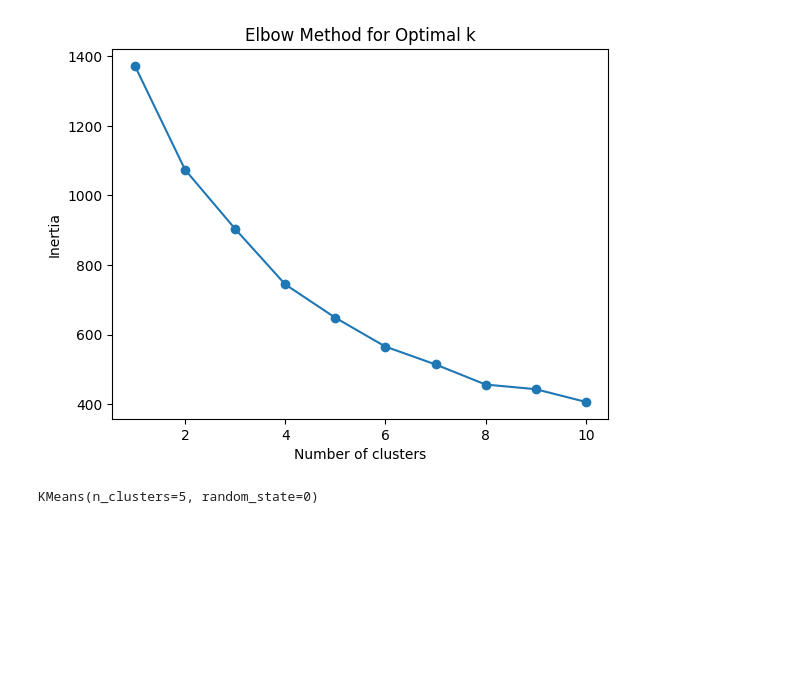
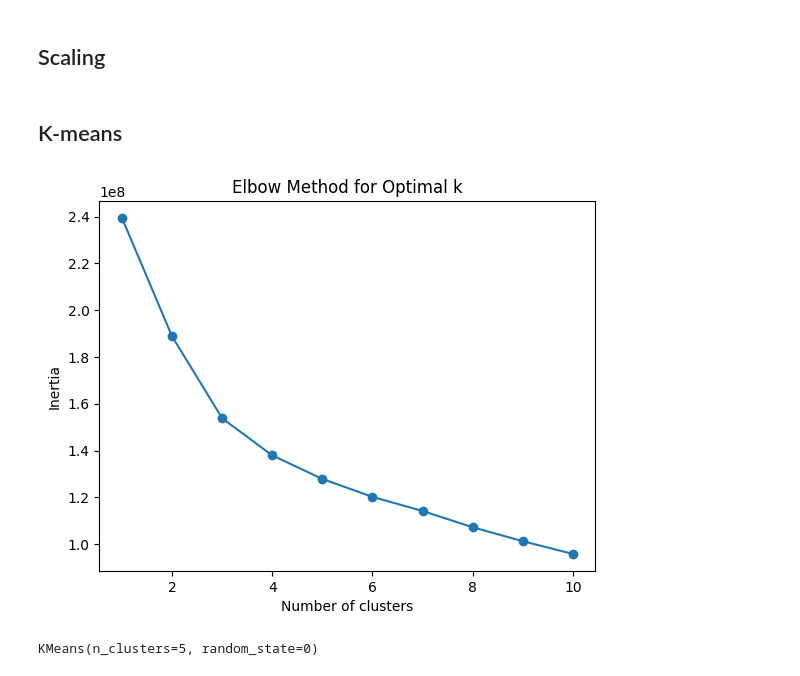
Before and after one commit to koadegno/data-minig-project, a Jupyter notebook: K-Algo.ipynb, the cells around one changed output. Cells and saved outputs as stored; diff of their text form; code cells hidden in the pictures; blank space fills up the shorter version.

Commit message:
update Kmeans

```diff
--- a/K-Algo.ipynb
+++ b/K-Algo.ipynb
@@ -6,5 +10,7 @@ from sklearn.preprocessing import StandardScaler
 # %%
-data = pd.read_csv('ar41_with_weather_mini.csv', delimiter=';')
+data = pd.read_csv('data.csv', delimiter=';')
+# %% [markdown]
+## Scaling
 # %%
 # Select the relevant columns for clustering
 features = ['RS_E_InAirTemp_PC1', 'RS_E_InAirTemp_PC2', 'RS_E_OilPress_PC1',
@@ -22,23 +28,26 @@ X = data[features]
 # Standardize the data
 scaler = StandardScaler()
 X_scaled = scaler.fit_transform(X)
+# %% [markdown]
+## K-means
 # %%
 # Find the optimal number of clusters using the Elbow method
+
+
 inertia = []
 for i in range(1, 11):
-    kmeans = KMeans(n_clusters=i, random_state=0)
+    kmeans = KMeans(n_clusters=i, random_state=0, n_init=10)
     kmeans.fit(X_scaled)
     inertia.append(kmeans.inertia_)
 
 # Plot the Elbow curve
-import matplotlib.pyplot as plt
 plt.plot(range(1, 11), inertia, marker='o')
 plt.xlabel('Number of clusters')
 plt.ylabel('Inertia')
 plt.title('Elbow Method for Optimal k')
 plt.show()
 # %% [output]
-[figure, old version]
+[figure, new version]
 # %%
 # Choose an appropriate number of clusters (k) based on the Elbow curve
 k = 5  # Adjust this value based on the Elbow curve
```
Also changed, not shown: parts of 11 cells of this notebook.
